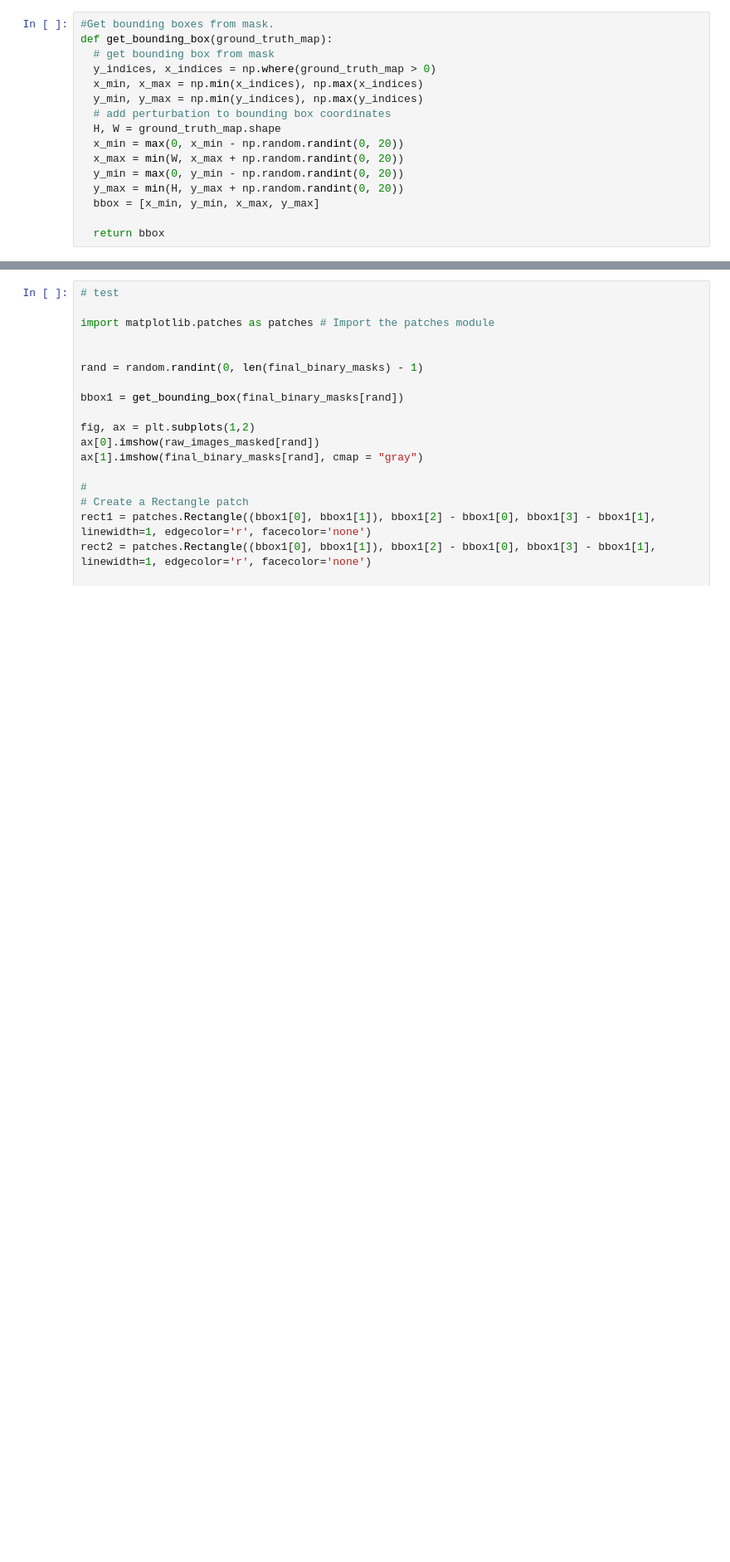
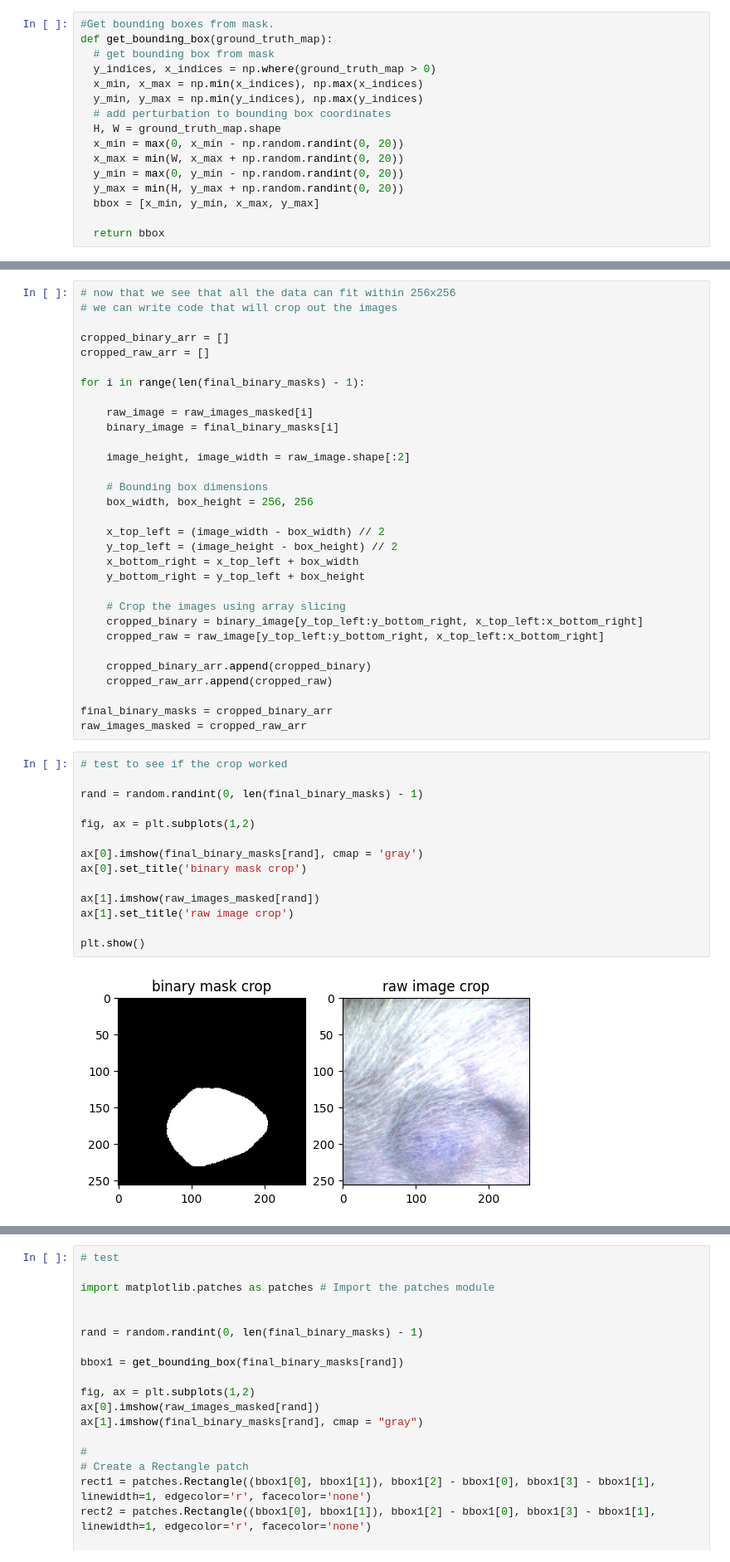
Before and after one commit to riyajain2025/mouse-tumor-segmentation, a Jupyter notebook: tumor segmentation.ipynb, the cells around one changed output, grey strips where cells are left out. Shown at 83% size. Saved outputs shown, nothing was run; the diff lists cells and outputs as text; blank space fills up the shorter version.

```diff
--- a/tumor segmentation.ipynb
+++ b/tumor segmentation.ipynb
@@ -287,0 +297,47 @@ def get_bounding_box(ground_truth_map):
+# %%
+# now that we see that all the data can fit within 256x256
+# we can write code that will crop out the images
+
+cropped_binary_arr = []
+cropped_raw_arr = []
+
+for i in range(len(final_binary_masks) - 1):
+
+    raw_image = raw_images_masked[i]
+    binary_image = final_binary_masks[i]
+
+    image_height, image_width = raw_image.shape[:2]
+
+    # Bounding box dimensions
+    box_width, box_height = 256, 256
+
+    x_top_left = (image_width - box_width) // 2
+    y_top_left = (image_height - box_height) // 2
+    x_bottom_right = x_top_left + box_width
+    y_bottom_right = y_top_left + box_height
+
+    # Crop the images using array slicing
+    cropped_binary = binary_image[y_top_left:y_bottom_right, x_top_left:x_bottom_right]
+    cropped_raw = raw_image[y_top_left:y_bottom_right, x_top_left:x_bottom_right]
+
+    cropped_binary_arr.append(cropped_binary)
+    cropped_raw_arr.append(cropped_raw)
+
+final_binary_masks = cropped_binary_arr
+raw_images_masked = cropped_raw_arr
+# %%
+# test to see if the crop worked
+
+rand = random.randint(0, len(final_binary_masks) - 1)
+
+fig, ax = plt.subplots(1,2)
+
+ax[0].imshow(final_binary_masks[rand], cmap = 'gray')
+ax[0].set_title('binary mask crop')
+
+ax[1].imshow(raw_images_masked[rand])
+ax[1].set_title('raw image crop')
+
+plt.show()
+# %% [output]
+[figure, added]
```
Also changed, not shown: parts of 18 cells of this notebook.
